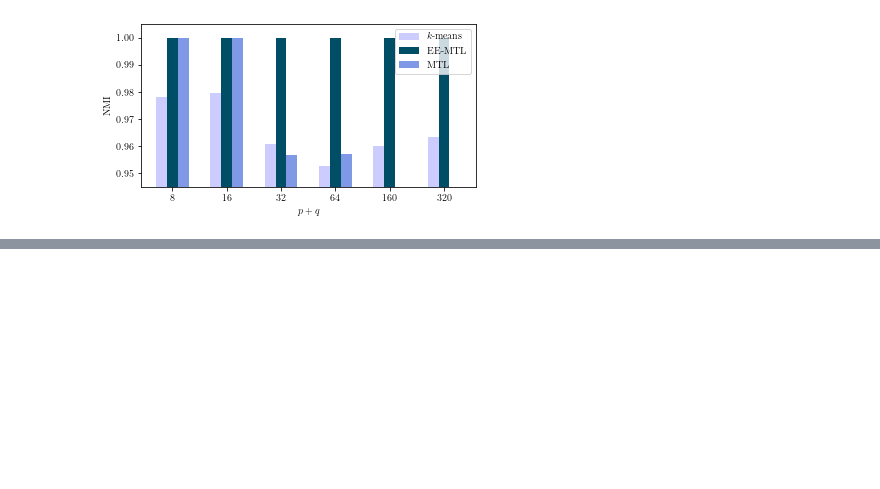
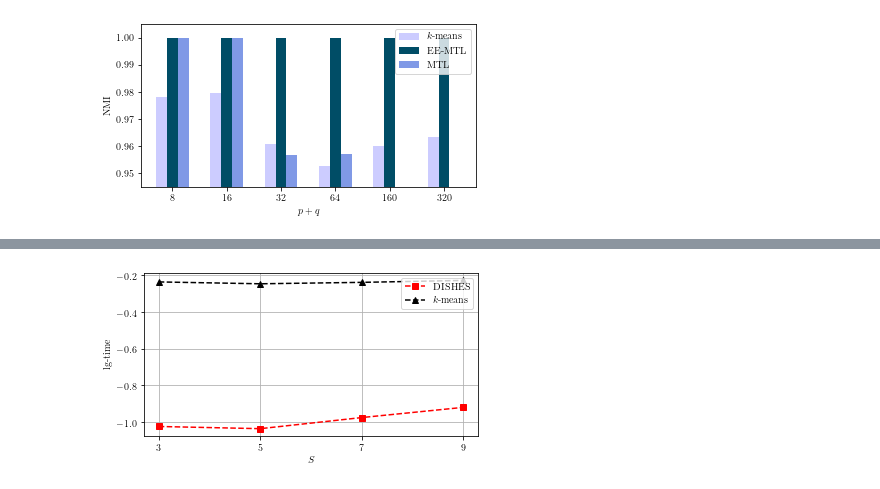
Before and after one commit to SuikaXhq/learning-machine-learning, a Jupyter notebook: source/EE-MTL/draw.ipynb, the cells around one changed output, grey strips where cells are left out. Cells and saved outputs as stored; diff of their text form; code cells hidden in the pictures; blank space fills up the shorter version.

```diff
--- a/source/EE-MTL/draw.ipynb
+++ b/source/EE-MTL/draw.ipynb
@@ -138,0 +276,25 @@ plt.show()
+# %%
+fig = plt.figure(figsize=(6,3))
+ax = fig.add_subplot(111)
+
+S = [3,5,7,9]
+ax.set_xticks(S)
+ax.set_xlabel(r'$S$')
+ax.set_ylabel('lg-time')
+
+EE_color = 'r'
+kmns_color = 'k'
+mtl_color = [0.4,0.4,0.6]
+
+ax.plot(S, np.log10(result_dishes['Timecost'][[0,6,7,8]]), 's--', color=EE_color, ms=6, label=r'DISHES')
+
+ax.plot(S, np.log10(result_kmns['Timecost'][[0,6,7,8]]),'^--', color=kmns_color, ms=6, label=r'$k$-means')
+
+#ax.plot(n[:3], np.log10(result_cd['Timecost'][:3]), 'x--', color=mtl_color, ms=6, label=r'CD Fusion')
+
+plt.grid(axis='both')
+plt.legend(loc='upper right')
+plt.savefig('time-S.pdf',format='pdf',bbox_inches = 'tight')
+plt.show()
+# %% [output]
+[figure, added]
```
Also changed, not shown: parts of 6 cells of this notebook, 1 other file.
